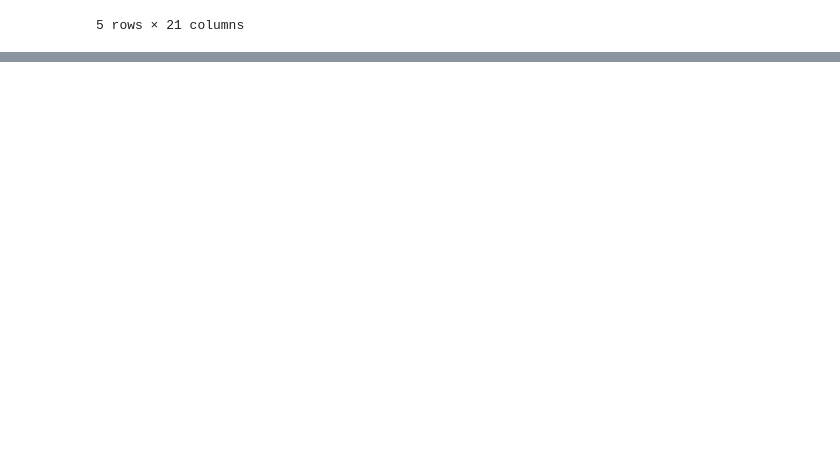
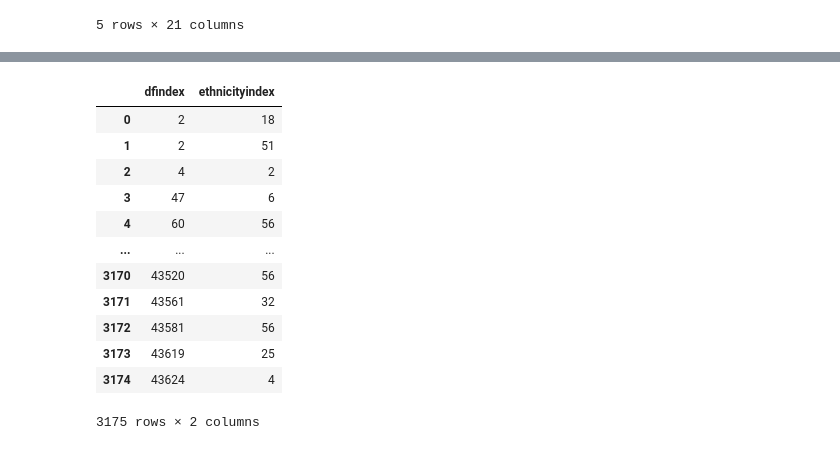
Before and after one commit to amoltkale/san_diego_crime_knowledge_graph, a Jupyter notebook: graph/cypher_prep.ipynb, the cells around one changed output, grey strips where cells are left out. Cells and saved outputs as stored; diff of their text form; code cells hidden in the pictures; blank space fills up the shorter version.

```diff
--- a/graph/cypher_prep.ipynb
+++ b/graph/cypher_prep.ipynb
@@ -260,0 +285,3 @@ a
+# %%
+ethnicity_corpus = pd.read_csv(corpi_p / 'ethnicity_corpus.csv')
+ethnicity_corpus.head()
@@ -260,0 +295,23 @@ a
+# %%
+ethnicity_vectorizer = CountVectorizer(vocabulary = ethnicity_corpus['ethnicity'])
+# %%
+ethnicity_vectorizer_matches = ethnicity_vectorizer.transform(merged_df['post_text'])
+# %%
+ethnicity_exact_matches_df = pd.DataFrame({'dfindex': ethnicity_vectorizer_matches.nonzero()[0],
+                                      'ethnicityindex': ethnicity_vectorizer_matches.nonzero()[1]})
+# %%
+ethnicity_exact_matches_df
+# %% [output]
+|  | dfindex | ethnicityindex |
+| 0 | 2 | 18 |
+| 1 | 2 | 51 |
+| 2 | 4 | 2 |
+| 3 | 47 | 6 |
+| 4 | 60 | 56 |
+| ... | ... | ... |
+| 3170 | 43520 | 56 |
+| 3171 | 43561 | 32 |
+| 3172 | 43581 | 56 |
+| 3173 | 43619 | 25 |
+| 3174 | 43624 | 4 |
+3175 rows × 2 columns
```
Also changed, not shown: parts of 11 cells of this notebook.
